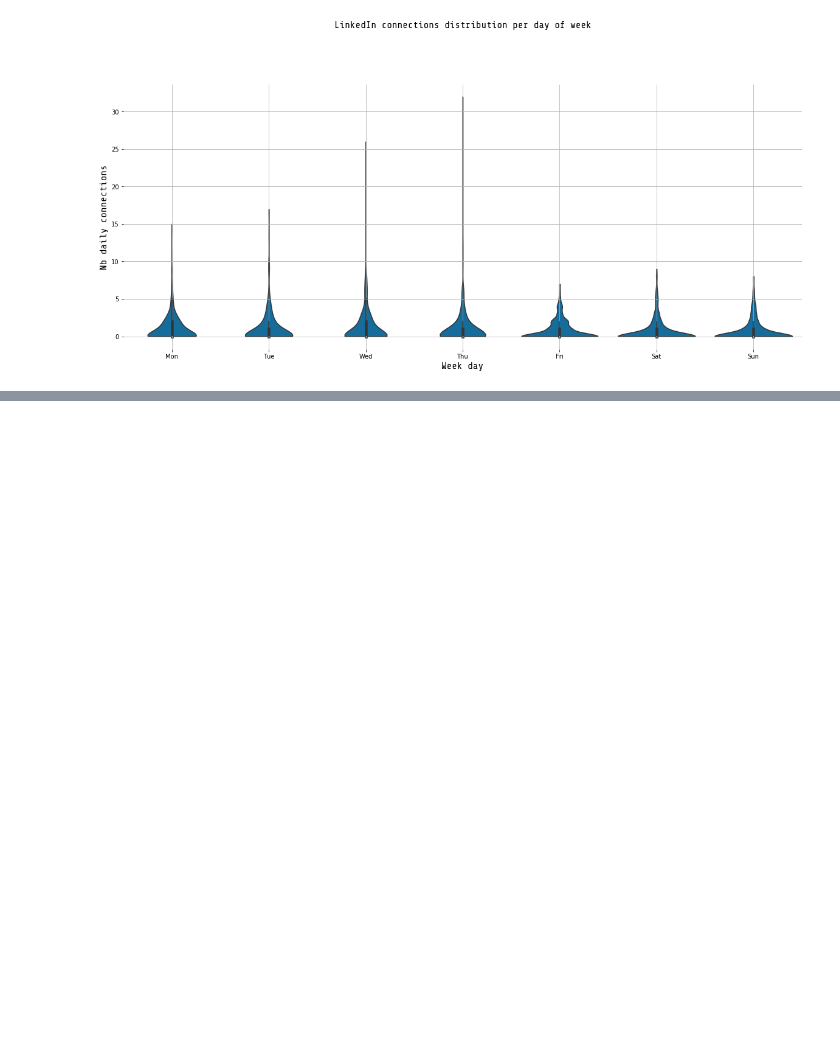
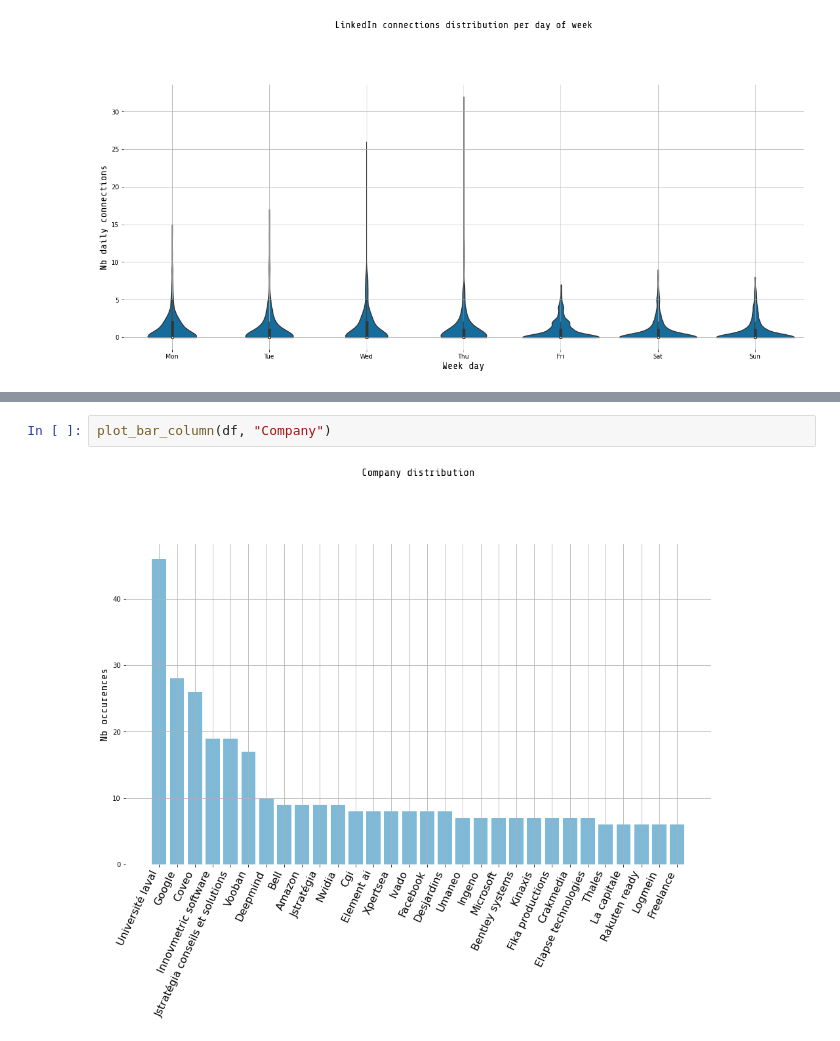
Before and after one commit to guillaume-chevalier/LinkedIn-Connections-Growth-Analysis, a Jupyter notebook: LinkedIn-Connection-Plots.ipynb, the cells around one changed output, grey strips where cells are left out. Saved outputs shown, nothing was run; the diff lists cells and outputs as text; blank space fills up the shorter version.

```diff
--- a/LinkedIn-Connection-Plots.ipynb
+++ b/LinkedIn-Connection-Plots.ipynb
@@ -63,0 +119,4 @@ plot_violins(df)
+# %%
+plot_bar_column(df, "Company")
+# %% [output]
+[figure, added]
```
Also changed, not shown: parts of 24 cells of this notebook, 12 other files.
